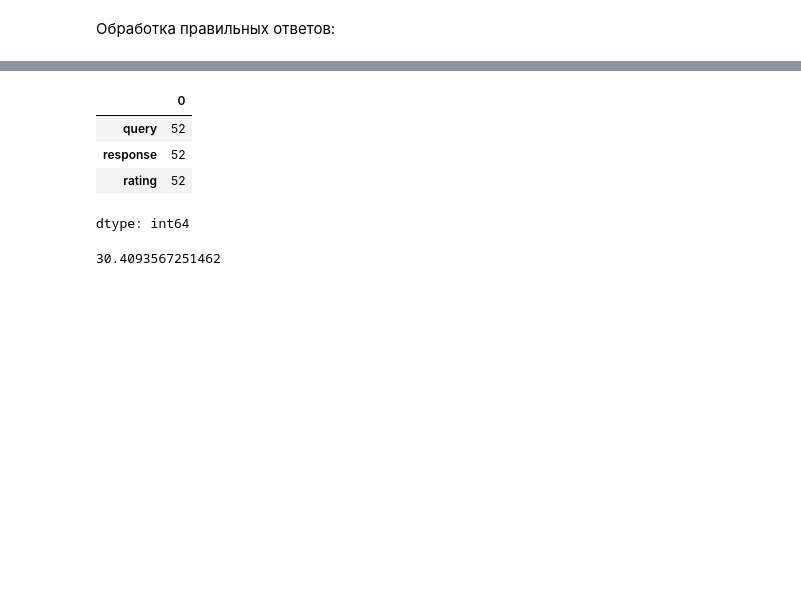
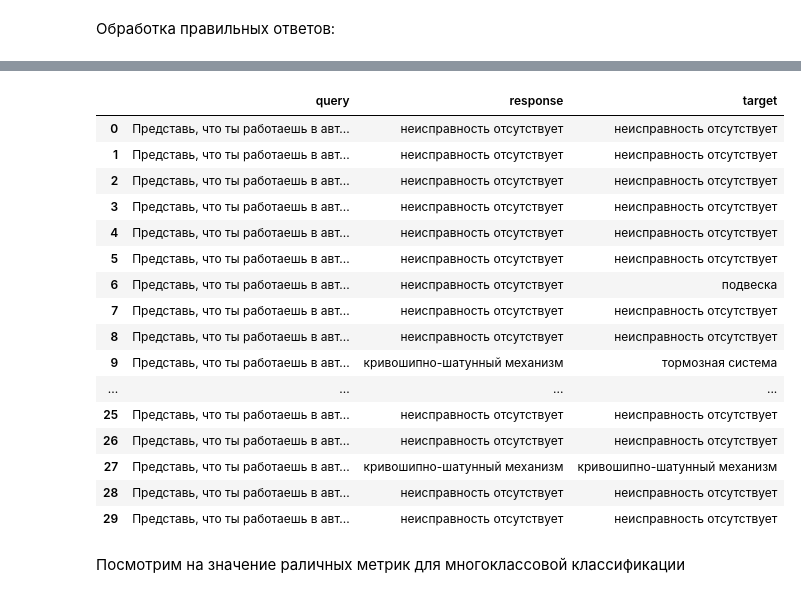
Before and after one commit to ksss25/Text-classification-of-drivers-problems, a Jupyter notebook: drive2_pairs_bmw.ipynb, the cells around one changed output, grey strips where cells are left out. Saved outputs shown, nothing was run; the diff lists cells and outputs as text; code cells hidden in the pictures; blank space fills up the shorter version.

```diff
--- a/drive2_pairs_bmw.ipynb
+++ b/drive2_pairs_bmw.ipynb
@@ -139,12 +139,36 @@ df2.head(30)
-# %%
-df[df['rating'] == 'плохо'].count()
-# %% [output]
-|  | 0 |
-| query | 52 |
-| response | 52 |
-| rating | 52 |
-dtype: int64
-# %%
-52 * 100 / 171
-# %% [output]
-30.4093567251462
+# %%
+df_for_metrics = df.copy()
+df_for_metrics['target'] = np.where(df2['rating'] == 'хорошо', df2['response'], df2['chosen'])
+# %%
+def clean_text(text):
+  text = text.lower()
+  if text.endswith('.'):
+    text = text[:-1]
+  return text
+
+
+df_for_metrics['response'] = df_for_metrics['response'].apply(clean_text)
+df_for_metrics['target'] = df_for_metrics['target'].apply(clean_text)
+# %%
+df_for_metrics.drop(['rating'], axis=1, inplace=True)
+df_for_metrics.head(30)
+# %% [output]
+|  | query | response | target |
+| 0 | Представь, что ты работаешь в авт... | неисправность отсутствует | неисправность отсутствует |
+| 1 | Представь, что ты работаешь в авт... | неисправность отсутствует | неисправность отсутствует |
+| 2 | Представь, что ты работаешь в авт... | неисправность отсутствует | неисправность отсутствует |
+| 3 | Представь, что ты работаешь в авт... | неисправность отсутствует | неисправность отсутствует |
+| 4 | Представь, что ты работаешь в авт... | неисправность отсутствует | неисправность отсутствует |
+| 5 | Представь, что ты работаешь в авт... | неисправность отсутствует | неисправность отсутствует |
+| 6 | Представь, что ты работаешь в авт... | неисправность отсутствует | подвеска |
+| 7 | Представь, что ты работаешь в авт... | неисправность отсутствует | неисправность отсутствует |
+| 8 | Представь, что ты работаешь в авт... | неисправность отсутствует | неисправность отсутствует |
+| 9 | Представь, что ты работаешь в авт... | кривошипно-шатунный механизм | тормозная система |
+| ... | ... | ... | ... |
+| 25 | Представь, что ты работаешь в авт... | неисправность отсутствует | неисправность отсутствует |
+| 26 | Представь, что ты работаешь в авт... | неисправность отсутствует | неисправность отсутствует |
+| 27 | Представь, что ты работаешь в авт... | кривошипно-шатунный механизм | кривошипно-шатунный механизм |
+| 28 | Представь, что ты работаешь в авт... | неисправность отсутствует | неисправность отсутствует |
+| 29 | Представь, что ты работаешь в авт... | неисправность отсутствует | неисправность отсутствует |
+# %% [markdown]
+Посмотрим на значение раличных метрик для многоклассовой классификации
```
Also changed, not shown: parts of 5 cells of this notebook.
